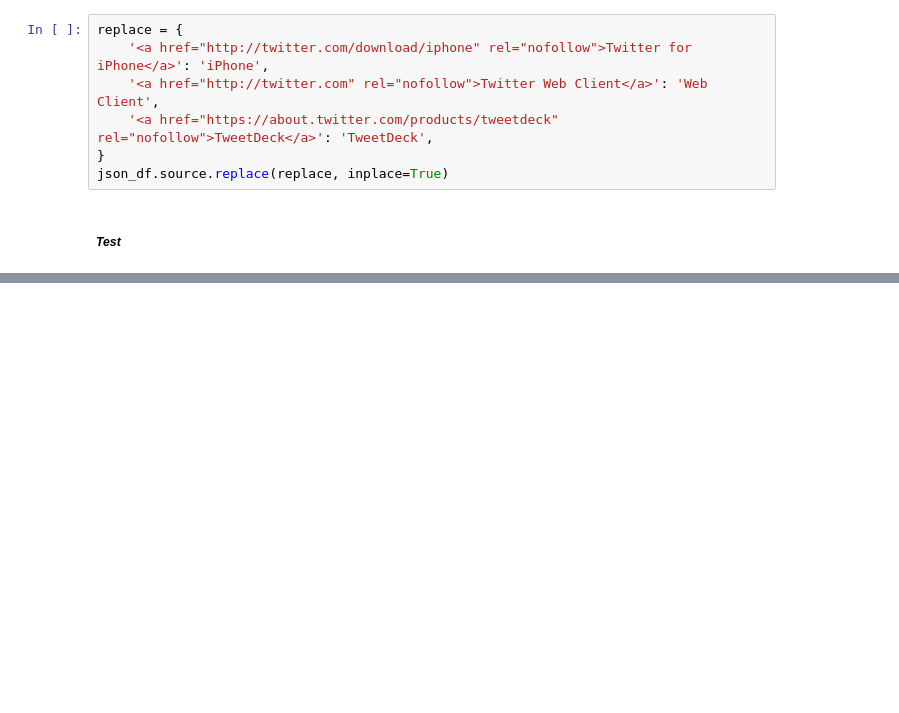
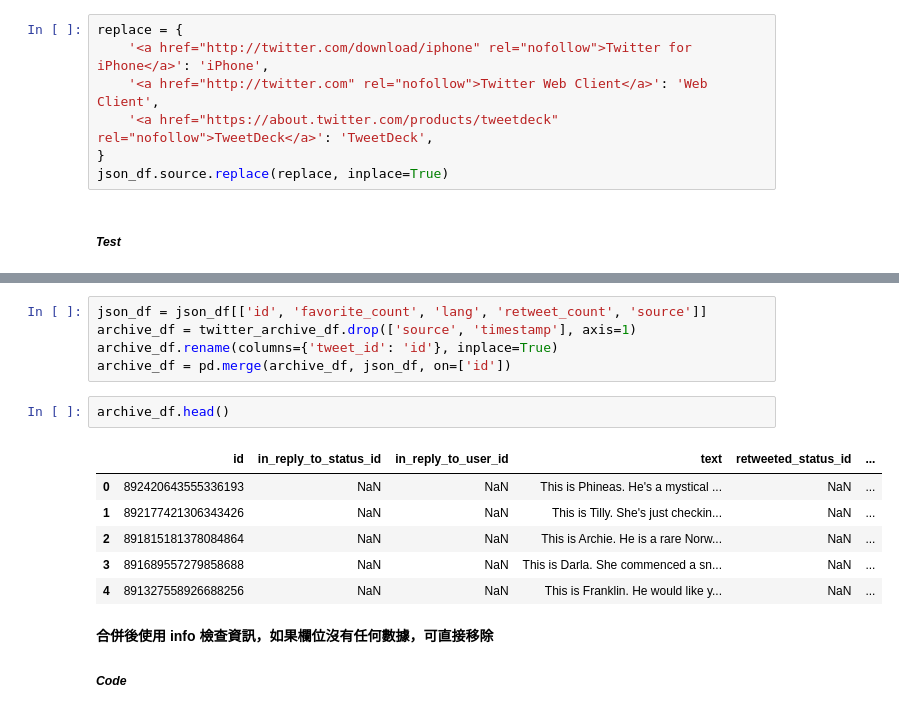
Before and after one commit to MohamedElgohary2012/udacity-wrangle-and-analyze-data, a Jupyter notebook: wrangle_act.ipynb, the cells around one changed output, grey strips where cells are left out. Cells and saved outputs as stored; diff of their text form; blank space fills up the shorter version.

```diff
--- a/wrangle_act.ipynb
+++ b/wrangle_act.ipynb
@@ -445,0 +509,17 @@ array(['iPhone', 'Web Client', 'TweetDeck'], dtype=object)
+# %%
+json_df = json_df[['id', 'favorite_count', 'lang', 'retweet_count', 'source']]
+archive_df = twitter_archive_df.drop(['source', 'timestamp'], axis=1)
+archive_df.rename(columns={'tweet_id': 'id'}, inplace=True)
+archive_df = pd.merge(archive_df, json_df, on=['id'])
+# %%
+archive_df.head()
+# %% [output]
+|  | id | in_reply_to_status_id | in_reply_to_user_id | text | retweeted_status_id | ... |
+| 0 | 892420643555336193 | NaN | NaN | This is Phineas. He's a mystical ... | NaN | ... |
+| 1 | 892177421306343426 | NaN | NaN | This is Tilly. She's just checkin... | NaN | ... |
+| 2 | 891815181378084864 | NaN | NaN | This is Archie. He is a rare Norw... | NaN | ... |
+| 3 | 891689557279858688 | NaN | NaN | This is Darla. She commenced a sn... | NaN | ... |
+| 4 | 891327558926688256 | NaN | NaN | This is Franklin. He would like y... | NaN | ... |
+# %% [markdown]
+**合併後使用 info 檢查資訊，如果欄位沒有任何數據，可直接移除**
+##### _Code_
```
Also changed, not shown: parts of 33 cells of this notebook, 1 other file.
